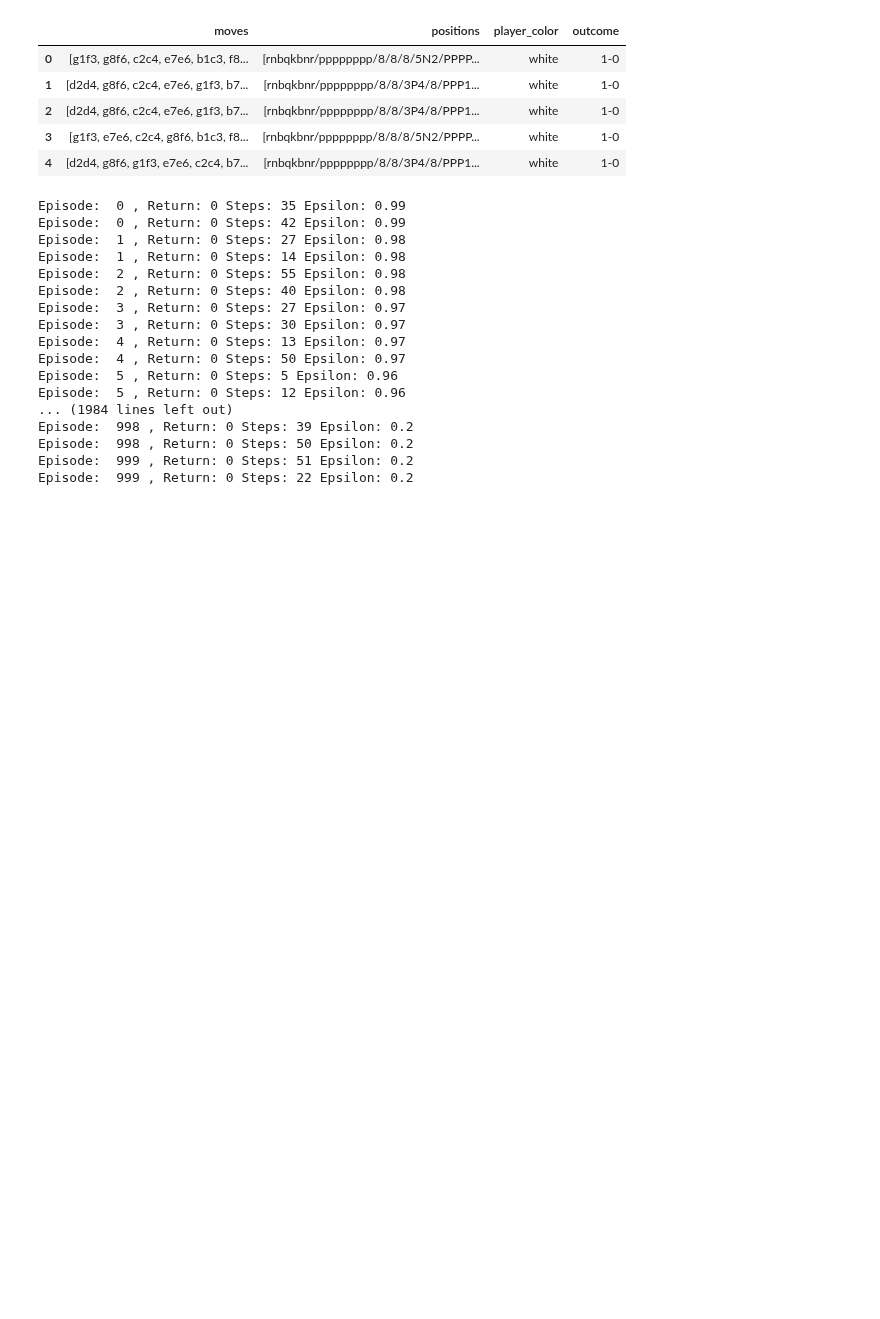
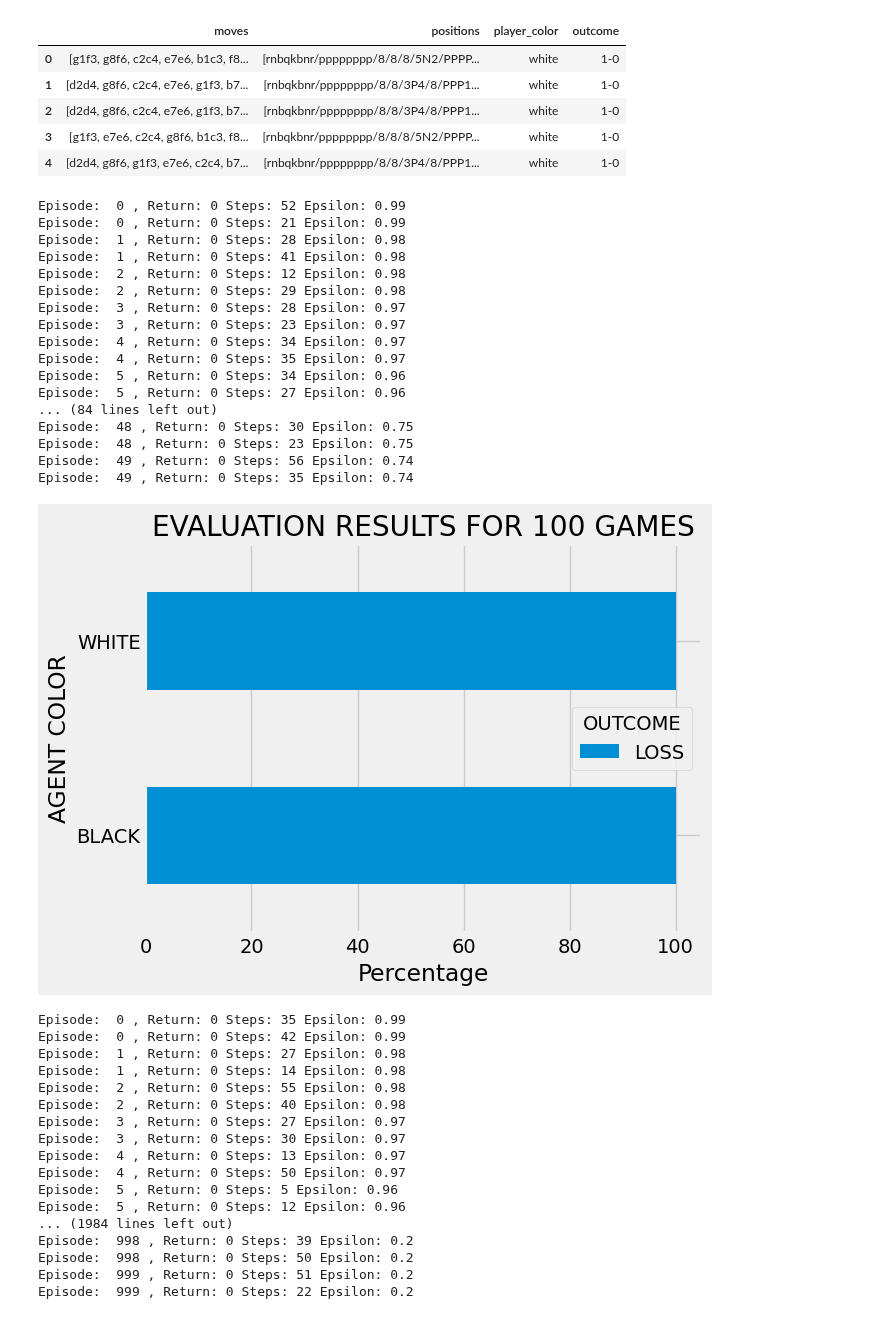
Before and after one commit to inesleonidasrocha/ChessRL23, a Jupyter notebook: RL PROJECT DeepQLearning.ipynb, the cells around one changed output. Saved outputs shown, nothing was run; the diff lists cells and outputs as text; code cells hidden in the pictures; blank space fills up the shorter version.

```diff
--- a/RL PROJECT DeepQLearning.ipynb
+++ b/RL PROJECT DeepQLearning.ipynb
@@ -602,4 +618,7 @@ def generate_BLACK_scenario(Stockfish_path, dqn_black, evaluation_number):
     return reward, np.ceil(counter / 2), dqn_black.state
+# %%
+white_pieces={0: "pawn", 1: "horse", 2: "knight", 3: "rook", 4: "queen", 5: "king"} #PARA TODOS
+black_pieces={6: "pawn", 7: "horse", 8: "knight", 9: "rook", 10: "queen", 11: "king"} #PARA TODOS
 # %%
 def AGENT_EVALUATION(Stockfish_path, n_evaluations=100): #changed
     results_list = []
@@ -621,7 +640,10 @@ def AGENT_EVALUATION(Stockfish_path, n_evaluations=100): #changed
 
         agent_pieces= last_state[:, :,:, 6:13].sum() #PARA TODOS: podem ter de ajustar para [:, :,:6]
         opponent_pieces= last_state[:, :,:, :6].sum() #PARA TODOS: podem ter de ajustar para [:, :,:6]
-        results_list.append(["WHITE", result, n_steps, agent_pieces, opponent_pieces]) #PARA TODOS
+        remaining_pieces=[] #PARA TODOS
+        for piece in white_pieces: #PARA TODOS
+            remaining_pieces.append(last_state[:,:,:,piece].sum()) #PARA TODOS: podem ter de ajustar para [:, :,piece]
+        results_list.append(["WHITE", result, n_steps, agent_pieces, opponent_pieces, *remaining_pieces]) #PARA TODOS
 
         #update the epsilon
         dqn_white.epsilon -= .005 # dqn.epsilon/num_episodes
@@ -641,7 +663,10 @@ def AGENT_EVALUATION(Stockfish_path, n_evaluations=100): #changed
 
         agent_pieces= last_state[:,:,:, :6].sum() #PARA TODOS: podem ter de ajustar para [:, :,:6]
         opponent_pieces= last_state[:, :,:, 6:13].sum() #PARA TODOS: podem ter de ajustar para [:, :,:6]
-        results_list.append(["BLACK", result, n_steps, agent_pieces, opponent_pieces]) #PARA TODOS
+        remaining_pieces=[] #PARA TODOS
+        for piece in black_pieces: #PARA TODOS
+            remaining_pieces.append(last_state[:,:,:,piece].sum()) #PARA TODOS: podem ter de ajustar para [:, :,piece]
+        results_list.append(["BLACK", result, n_steps, agent_pieces, opponent_pieces, *remaining_pieces]) #PARA TODOS
 
         #update the epsilon
         dqn_black.epsilon -= .005 # dqn.epsilon/num_episodes
@@ -649,7 +674,7 @@ def AGENT_EVALUATION(Stockfish_path, n_evaluations=100): #changed
 
 
     df = pd.DataFrame(
-        results_list, columns=["AGENT COLOR", "OUTCOME", "N STEPS", "AGENT PIECES", "OPPONENT PIECES"]
+        results_list, columns=["AGENT COLOR", "OUTCOME", "N STEPS", "AGENT PIECES", "OPPONENT PIECES", "pawn", "horse", "knight", "rook", "queen", "king"]
     ).astype("int", errors="ignore")
 
     plt.style.use("fivethirtyeight")
@@ -778,6 +807,9 @@ train_df.head()
 | 2 | [d2d4, g8f6, c2c4, e7e6, g1f3, b7... | [rnbqkbnr/pppppppp/8/8/3P4/8/PPP1... | white | 1-0 |
 | 3 | [g1f3, e7e6, c2c4, g8f6, b1c3, f8... | [rnbqkbnr/pppppppp/8/8/8/5N2/PPPP... | white | 1-0 |
 | 4 | [d2d4, g8f6, g1f3, e7e6, c2c4, b7... | [rnbqkbnr/pppppppp/8/8/3P4/8/PPP1... | white | 1-0 |
+# %%
+white_pieces={0: "pawn", 1: "horse", 2: "knight", 3: "rook", 4: "queen", 5: "king"} #PARA TODOS
+black_pieces={6: "pawn", 7: "horse", 8: "knight", 9: "rook", 10: "queen", 11: "king"} #PARA TODOS
 # %%
 def WHITE_PLAYER_POLICY(env, state, step, episode):
     encoded_move = env.encode(train_df.iloc[episode]['moves'][step])
@@ -1141,7 +1171,7 @@ def AGENT_EVALUATION(Stockfish_path, n_evaluations=100): #changed
                 next_state = preprocess_state(next_state)
 
                 #store the transition information
-                dqn_black.store_transition(dqn_black.state, action, reward, next_state, done)
+                dqn_black.store_transition(dqn_black.state, action, -reward, next_state, done)
 
                 #update current state to next state
                 dqn_black.state = next_state
@@ -1166,7 +1196,10 @@ def AGENT_EVALUATION(Stockfish_path, n_evaluations=100): #changed
 
         agent_pieces= last_state[:, :,:, 6:13].sum() #PARA TODOS: podem ter de ajustar para [:, :,:6]
         opponent_pieces= last_state[:, :,:, :6].sum() #PARA TODOS: podem ter de ajustar para [:, :,:6]
-        results_list.append(["WHITE", result, n_steps, agent_pieces, opponent_pieces, evaluation_number]) #PARA TODOS
+        remaining_pieces=[] #PARA TODOS
+        for piece in white_pieces: #PARA TODOS
+            remaining_pieces.append(last_state[:,:,:,piece].sum()) #PARA TODOS: podem ter de ajustar para [:, :,piece]
+        results_list.append(["WHITE", result, n_steps, agent_pieces, opponent_pieces, evaluation_number, *remaining_pieces]) #PARA TODOS
 
         #update the epsilon
         dqn_white.epsilon -= .005 # dqn.epsilon/num_episodes
@@ -1186,7 +1219,10 @@ def AGENT_EVALUATION(Stockfish_path, n_evaluations=100): #changed
 
         agent_pieces= last_state[:,:,:, :6].sum() #PARA TODOS: podem ter de ajustar para [:, :,:6]
         opponent_pieces= last_state[:, :,:, 6:13].sum() #PARA TODOS: podem ter de ajustar para [:, :,:6]
-        results_list.append(["BLACK", result, n_steps, agent_pieces, opponent_pieces, evaluation_number]) #PARA TODOS
+        remaining_pieces=[] #PARA TODOS
+        for piece in black_pieces: #PARA TODOS
+            remaining_pieces.append(last_state[:,:,:,piece].sum()) #PARA TODOS: podem ter de ajustar para [:, :,piece]
+        results_list.append(["BLACK", result, n_steps, agent_pieces, opponent_pieces, evaluation_number, *remaining_pieces]) #PARA TODOS
 
         #update the epsilon
         dqn_black.epsilon -= .005 # dqn.epsilon/num_episodes
@@ -1194,7 +1230,7 @@ def AGENT_EVALUATION(Stockfish_path, n_evaluations=100): #changed
 
 
     df = pd.DataFrame(
-        results_list, columns=["AGENT COLOR", "OUTCOME", "N STEPS", "AGENT PIECES", "OPPONENT PIECES", "N OF EPISODE"]  #PARA TODOS
+        results_list, columns=["AGENT COLOR", "OUTCOME", "N STEPS", "AGENT PIECES", "OPPONENT PIECES", "pawn", "horse", "knight", "rook", "queen", "king"]  #PARA TODOS
     ).astype("int", errors="ignore")
 
     plt.style.use("fivethirtyeight")
@@ -1223,6 +1259,33 @@ def AGENT_EVALUATION(Stockfish_path, n_evaluations=100): #changed
     plt.show()
 
     return df, dqn_black, dqn_white
+# %%
+"""#number of episodes
+num_episodes = 50 #1000
+
+# Define the batch size:
+batch_size = 16 #128
+
+df, dqn_black, dqn_white = AGENT_EVALUATION(Stockfish_path, n_evaluations=num_episodes) """
+# %% [output]
+Episode:  0 , Return: 0 Steps: 52 Epsilon: 0.99
+Episode:  0 , Return: 0 Steps: 21 Epsilon: 0.99
+Episode:  1 , Return: 0 Steps: 28 Epsilon: 0.98
+Episode:  1 , Return: 0 Steps: 41 Epsilon: 0.98
+Episode:  2 , Return: 0 Steps: 12 Epsilon: 0.98
+Episode:  2 , Return: 0 Steps: 29 Epsilon: 0.98
+Episode:  3 , Return: 0 Steps: 28 Epsilon: 0.97
+Episode:  3 , Return: 0 Steps: 23 Epsilon: 0.97
+Episode:  4 , Return: 0 Steps: 34 Epsilon: 0.97
+Episode:  4 , Return: 0 Steps: 35 Epsilon: 0.97
+Episode:  5 , Return: 0 Steps: 34 Epsilon: 0.96
+Episode:  5 , Return: 0 Steps: 27 Epsilon: 0.96
+... (84 lines left out)
+Episode:  48 , Return: 0 Steps: 30 Epsilon: 0.75
+Episode:  48 , Return: 0 Steps: 23 Epsilon: 0.75
+Episode:  49 , Return: 0 Steps: 56 Epsilon: 0.74
+Episode:  49 , Return: 0 Steps: 35 Epsilon: 0.74
+[figure, added]
 # %%
 #number of episodes
 num_episodes = 1000
```
Also changed, not shown: parts of 17 cells of this notebook.
